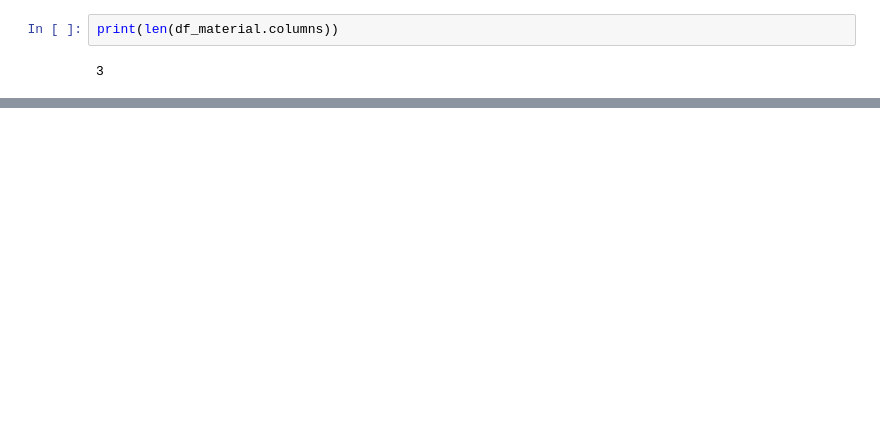
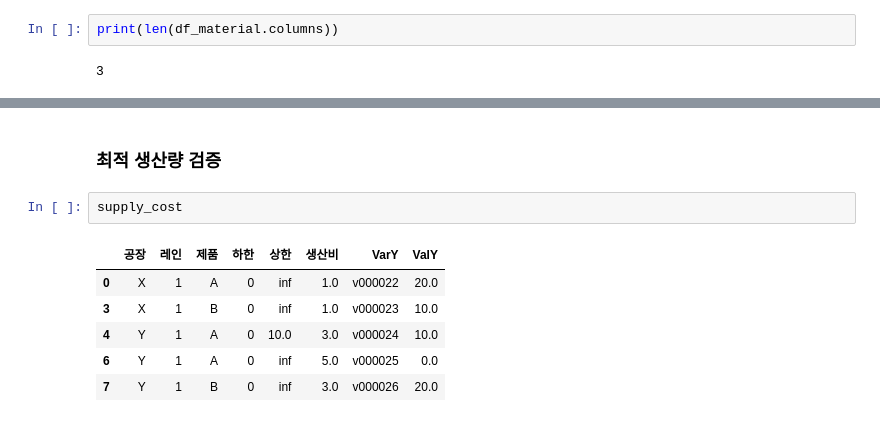
Before and after one commit to kkjjiinn/Python-Practice-100-for-Business-, a Jupyter notebook: 07.ipynb, the cells around one changed output, grey strips where cells are left out. Saved outputs shown, nothing was run; the diff lists cells and outputs as text; blank space fills up the shorter version.

```diff
--- a/07.ipynb
+++ b/07.ipynb
@@ -322,0 +483,11 @@ print(len(df_material.columns))
+# %% [markdown]
+### 최적 생산량 검증
+# %%
+supply_cost
+# %% [output]
+|  | 공장 | 레인 | 제품 | 하한 | 상한 | 생산비 | VarY | ValY |
+| 0 | X | 1 | A | 0 | inf | 1.0 | v000022 | 20.0 |
+| 3 | X | 1 | B | 0 | inf | 1.0 | v000023 | 10.0 |
+| 4 | Y | 1 | A | 0 | 10.0 | 3.0 | v000024 | 10.0 |
+| 6 | Y | 1 | A | 0 | inf | 5.0 | v000025 | 0.0 |
+| 7 | Y | 1 | B | 0 | inf | 3.0 | v000026 | 20.0 |
```
Also changed, not shown: parts of 15 cells of this notebook, 4 other files.
